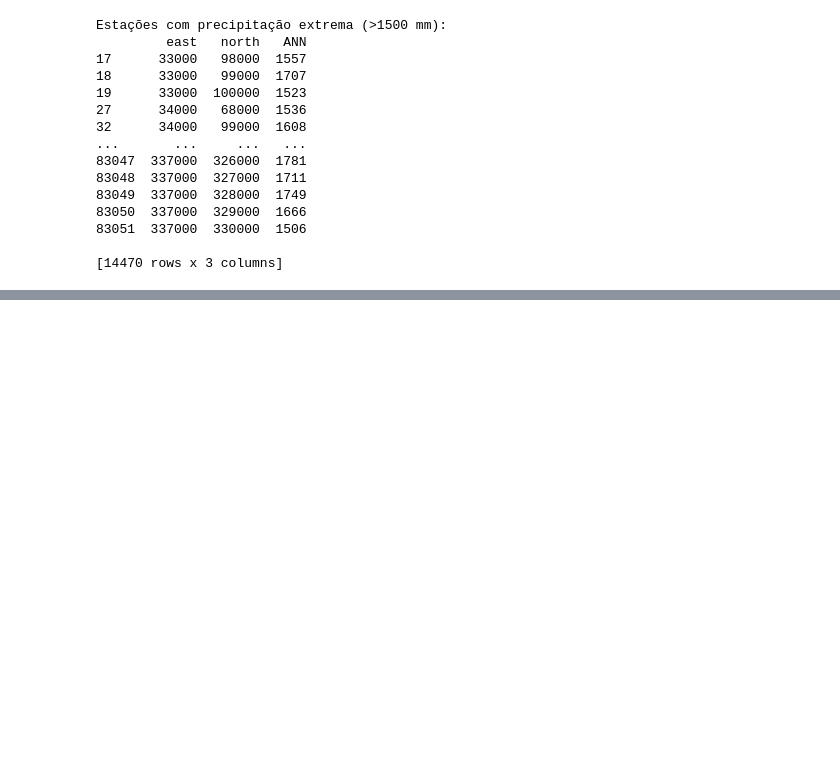
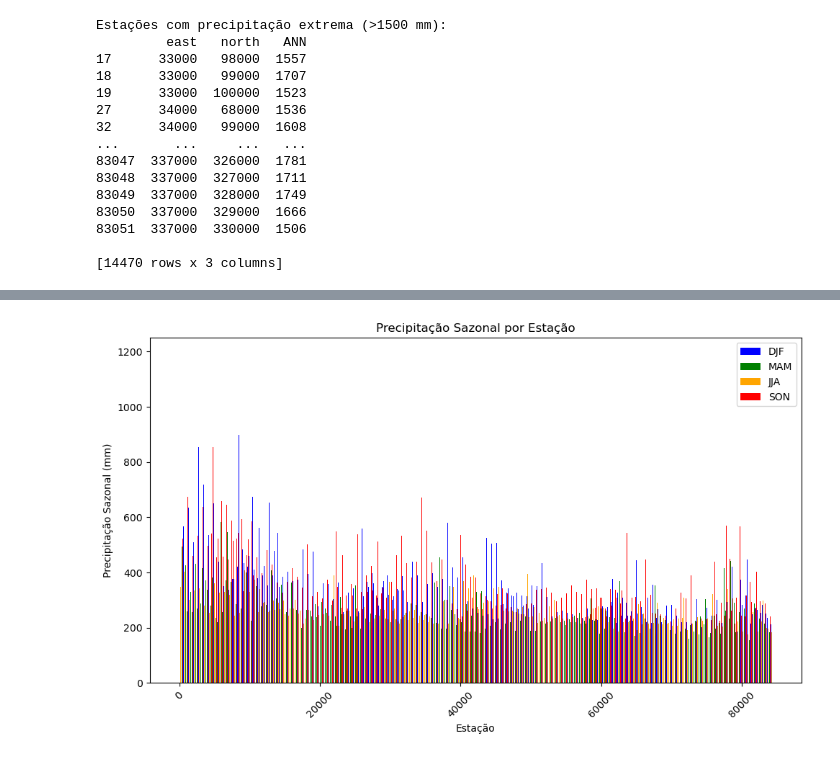
Before and after one commit to GabrielaDomiciano/PFDA_project, a Jupyter notebook: ireland_weather.ipynb, the cells around one changed output, grey strips where cells are left out. Saved outputs shown, nothing was run; the diff lists cells and outputs as text; code cells hidden in the pictures; blank space fills up the shorter version.

```diff
--- a/ireland_weather.ipynb
+++ b/ireland_weather.ipynb
@@ -577,0 +654,16 @@ Estações com precipitação extrema (>1500 mm):
+# %%
+plt.figure(figsize=(10, 6))
+plt.bar(rainfall_df.index - 0.2, rainfall_df['DJF'], width=0.2, label='DJF', color='blue', align='center')
+plt.bar(rainfall_df.index, rainfall_df['MAM'], width=0.2, label='MAM', color='green', align='center')
+plt.bar(rainfall_df.index + 0.2, rainfall_df['JJA'], width=0.2, label='JJA', color='orange', align='center')
+plt.bar(rainfall_df.index + 0.4, rainfall_df['SON'], width=0.2, label='SON', color='red', align='center')
+
+plt.title('Precipitação Sazonal por Estação')
+plt.xlabel('Estação')
+plt.ylabel('Precipitação Sazonal (mm)')
+plt.legend()
+plt.xticks(rotation=45)  # Girar os rótulos do eixo X
+plt.tight_layout()
+plt.show()
+# %% [output]
+[figure, added]
```
Also changed, not shown: parts of 4 cells of this notebook.
